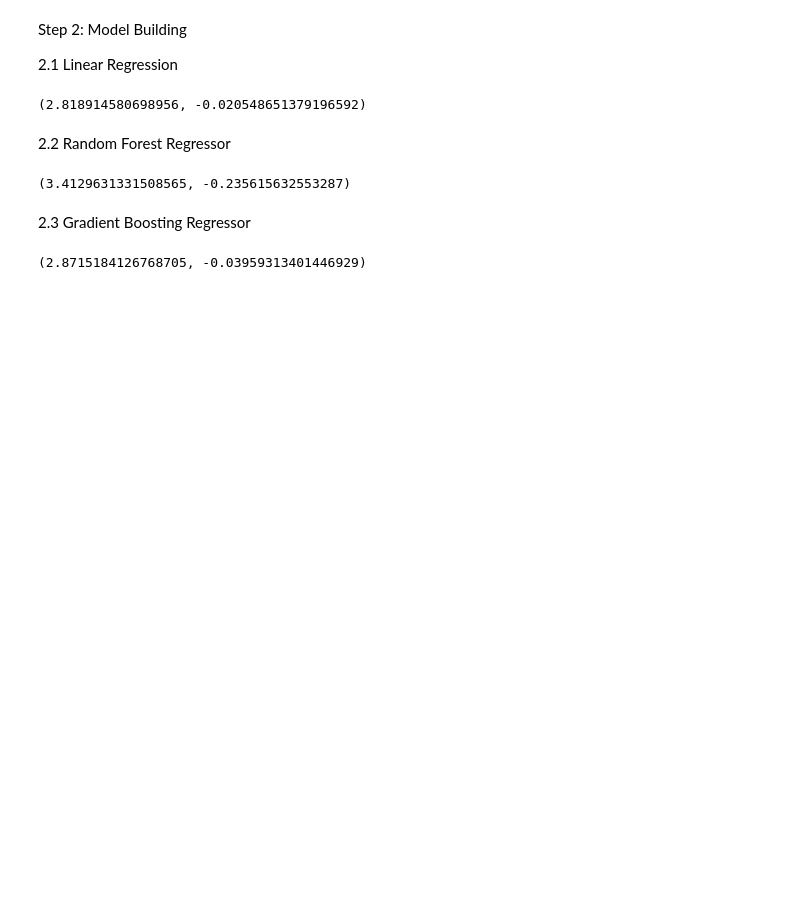
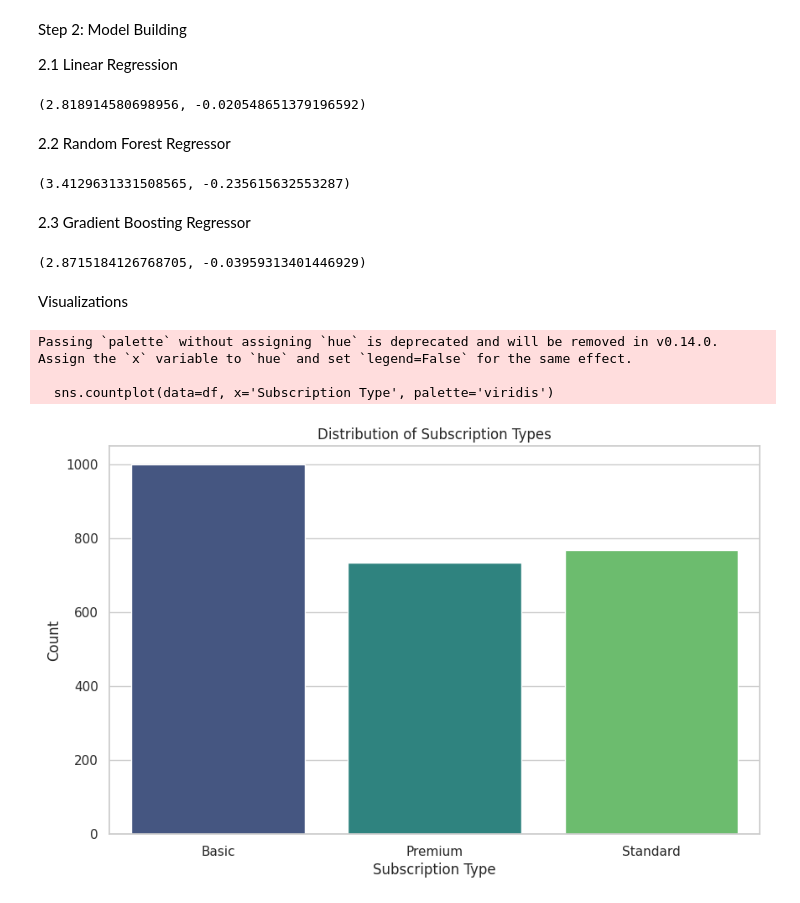
Before and after one commit to ShrinkhalaSingh123/NetflixSubscriptionPlanPredictiveAnalysis, a Jupyter notebook: NetflixSubscriptionPlan_Predictive_Analysis.ipynb, the cells around one changed output. Saved outputs shown, nothing was run; the diff lists cells and outputs as text; code cells hidden in the pictures; blank space fills up the shorter version.

```diff
--- a/NetflixSubscriptionPlan_Predictive_Analysis.ipynb
+++ b/NetflixSubscriptionPlan_Predictive_Analysis.ipynb
@@ -150,3 +150,5 @@ r2_gb = r2_score(y_test, y_pred_gb)
 mse_gb, r2_gb
 # %% [output]
 (2.8715184126768705, -0.03959313401446929)
+# %% [markdown]
+Visualizations
@@ -152,0 +157,19 @@ mse_gb, r2_gb
+# %%
+import matplotlib.pyplot as plt
+import seaborn as sns
+
+# Set the style for the plots
+sns.set(style="whitegrid")
+
+# Plot the distribution of Subscription Types
+plt.figure(figsize=(10, 6))
+sns.countplot(data=df, x='Subscription Type', palette='viridis')
+plt.title('Distribution of Subscription Types')
+plt.xlabel('Subscription Type')
+plt.ylabel('Count')
+plt.show()
+# %% [output]
+Passing `palette` without assigning `hue` is deprecated and will be removed in v0.14.0. Assign the `x` variable to `hue` and set `legend=False` for the same effect.
+
+  sns.countplot(data=df, x='Subscription Type', palette='viridis')
+[figure, added]
```
Also changed, not shown: parts of 9 cells of this notebook.
